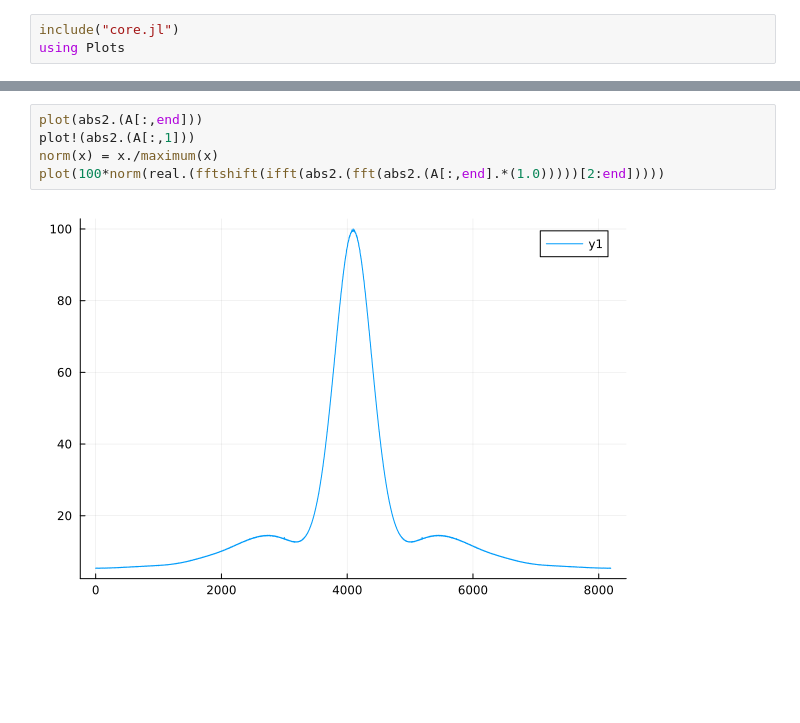
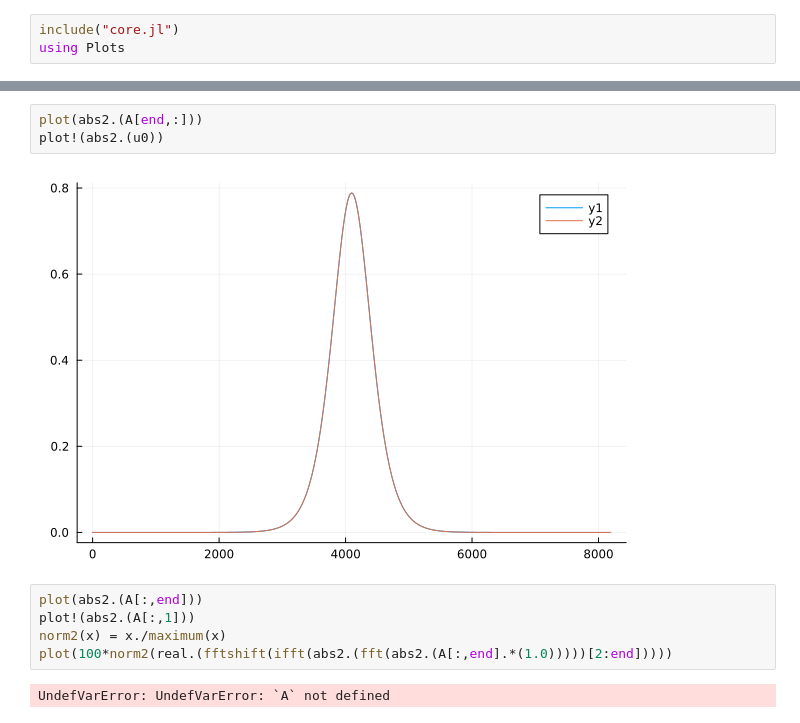
Before and after one commit to curio-sitas/Nlse.jl, a Jupyter notebook: new/core_test.ipynb, the cells around one changed output, grey strips where cells are left out. Saved outputs shown, nothing was run; the diff lists cells and outputs as text; blank space fills up the shorter version.

```diff
--- a/new/core_test.ipynb
+++ b/new/core_test.ipynb
@@ -27,7 +29,12 @@ heatmap(t*1e12, z, abs2.(A'))
+# %%
+plot(abs2.(A[end,:]))
+plot!(abs2.(u0))
+# %% [output]
+[figure, added]
 # %%
 plot(abs2.(A[:,end]))
 plot!(abs2.(A[:,1]))
-norm(x) = x./maximum(x)
-plot(100*norm(real.(fftshift(ifft(abs2.(fft(abs2.(A[:,end].*(1.0)))))[2:end]))))
+norm2(x) = x./maximum(x)
+plot(100*norm2(real.(fftshift(ifft(abs2.(fft(abs2.(A[:,end].*(1.0)))))[2:end]))))
 # %% [output]
-[figure, removed]
+UndefVarError: UndefVarError: `A` not defined
```
Also changed, not shown: parts of 2 cells of this notebook, 2 other files.
